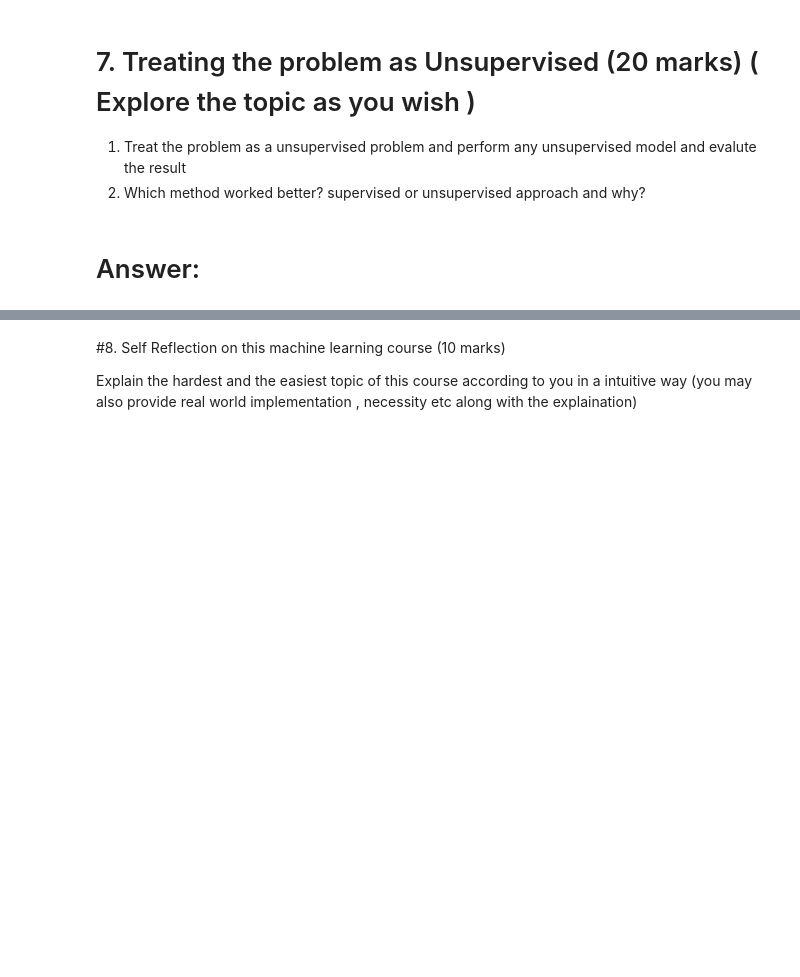
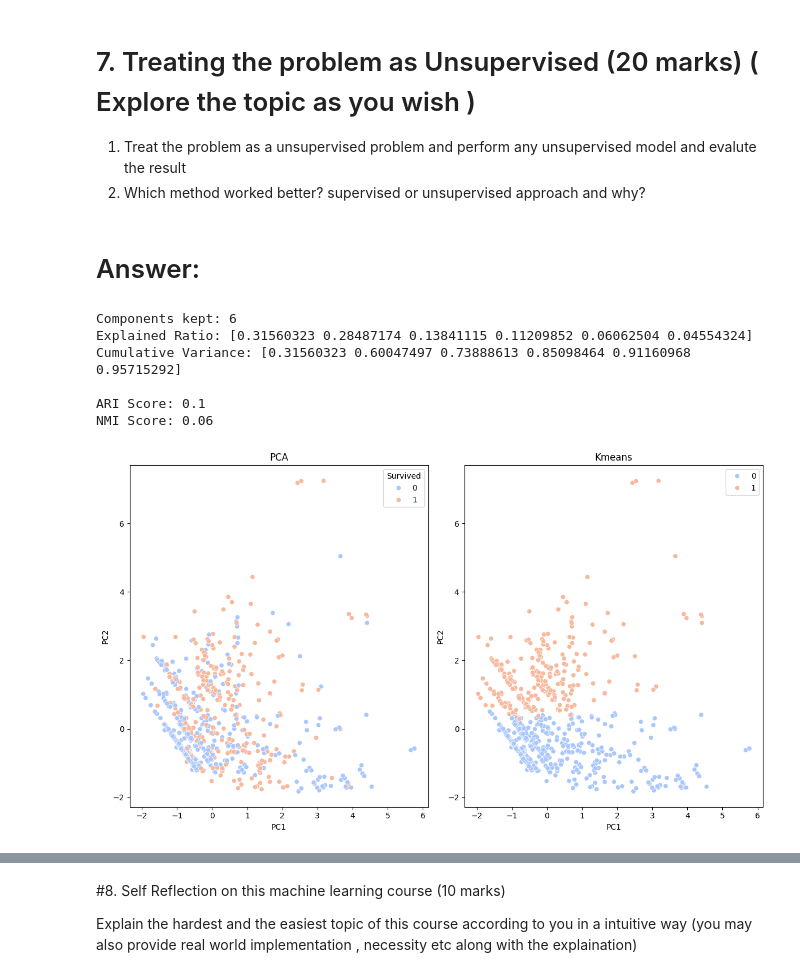
Before and after one commit to Abrar-404/AI-ML_Practices_and_Assignments, a Jupyter notebook: ML_FINAL.ipynb, the cells around one changed output, grey strips where cells are left out. Saved outputs shown, nothing was run; the diff lists cells and outputs as text; code cells hidden in the pictures; blank space fills up the shorter version.

```diff
--- a/ML_FINAL.ipynb
+++ b/ML_FINAL.ipynb
@@ -275,6 +262,20 @@ ColumnTransformer(transformers=[('ordinal',
 2. Perform Train test split
 # %% [markdown]
 ## Answer:
+# %%
+# Which features you wanna keep ?
+# I wanna keep all the features excluding PassengerId, Name, Ticket, Cabin and Survived. Because the PassengerId is identifier, Name is string value which is irrelevant
+# Ticket is a mixture of string and num value which is also irrelevant, Cabin has too many null values, Survived is the target variable.
+
+# drop and rest or apply any other feature engineering step
+X = df_titanic.drop(['PassengerId', 'Name', 'Ticket', 'Cabin', 'Survived'], axis = 1)
+y = df_titanic['Survived']
+
+X['FamilySize'] = X['SibSp'] + X['Parch'] + 1
+X['IsAlone'] = (X['FamilySize'] == 1).astype(int)
+
+# Perform Train test split
+X_train, X_test, y_train, y_test = train_test_split(X, y, test_size=0.2, random_state=42, stratify = y)
 # %% [markdown]
 #4.  Pipeline Creation (Supervised) (10 marks)
 
@@ -304,3 +449,53 @@ Compare the results of all models based on all of the above described metrics. W
 2. Which method worked better? supervised or unsupervised approach and why?
 # %% [markdown]
 # Answer:
+# %%
+# Treat the problem as a unsupervised problem and perform any unsupervised model and evalute the result
+X_pca_transformed = preprocessor.fit_transform(X)
+y_encoded = y.map({'no': 0, 'yes': 1})
+
+np.set_printoptions(suppress = True)
+
+pca = PCA(n_components = 0.95)
+X_pca = pca.fit_transform(X_pca_transformed)
+
+explained = pca.explained_variance_ratio_
+cum_variance = np.cumsum(explained)
+
+print('Components kept:', X_pca.shape[1])
+print('Explained Ratio:', explained)
+print('Cumulative Variance:', cum_variance)
+
+print()
+
+kmeans = KMeans(n_clusters = 2, init = 'k-means++', max_iter = 400, random_state = 42)
+clusters = kmeans.fit_predict(X_pca)
+
+ari_score = adjusted_rand_score(y_encoded, clusters)
+nmi_score = normalized_mutual_info_score(y_encoded, clusters)
+
+print('ARI Score:', round(ari_score, 2))
+print('NMI Score:', round(nmi_score, 2))
+
+fig, axes = plt.subplots(1, 2, figsize = (12, 7))
+
+sns.scatterplot(x = X_pca[:, 0], y = X_pca[:, 1], hue = y_encoded, palette = 'coolwarm', ax = axes[0])
+axes[0].set_title('PCA')
+axes[0].set_xlabel('PC1')
+axes[0].set_ylabel('PC2')
+
+sns.scatterplot(x = X_pca[:, 0], y = X_pca[:, 1], hue = clusters, palette = 'coolwarm', ax = axes[1])
+axes[1].set_title('Kmeans')
+axes[1].set_xlabel('PC1')
+axes[1].set_ylabel('PC2')
+
+plt.tight_layout()
+plt.show()
+# %% [output]
+Components kept: 6
+Explained Ratio: [0.31560323 0.28487174 0.13841115 0.11209852 0.06062504 0.04554324]
+Cumulative Variance: [0.31560323 0.60047497 0.73888613 0.85098464 0.91160968 0.95715292]
+
+ARI Score: 0.1
+NMI Score: 0.06
+[figure, added]
```
Also changed, not shown: parts of 10 cells of this notebook.
